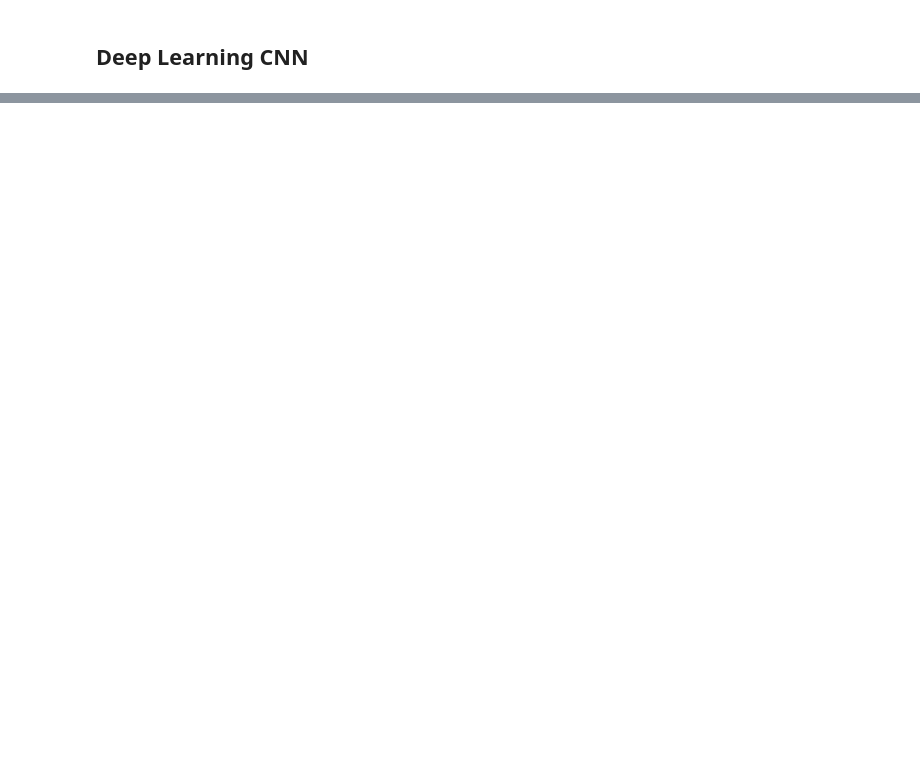
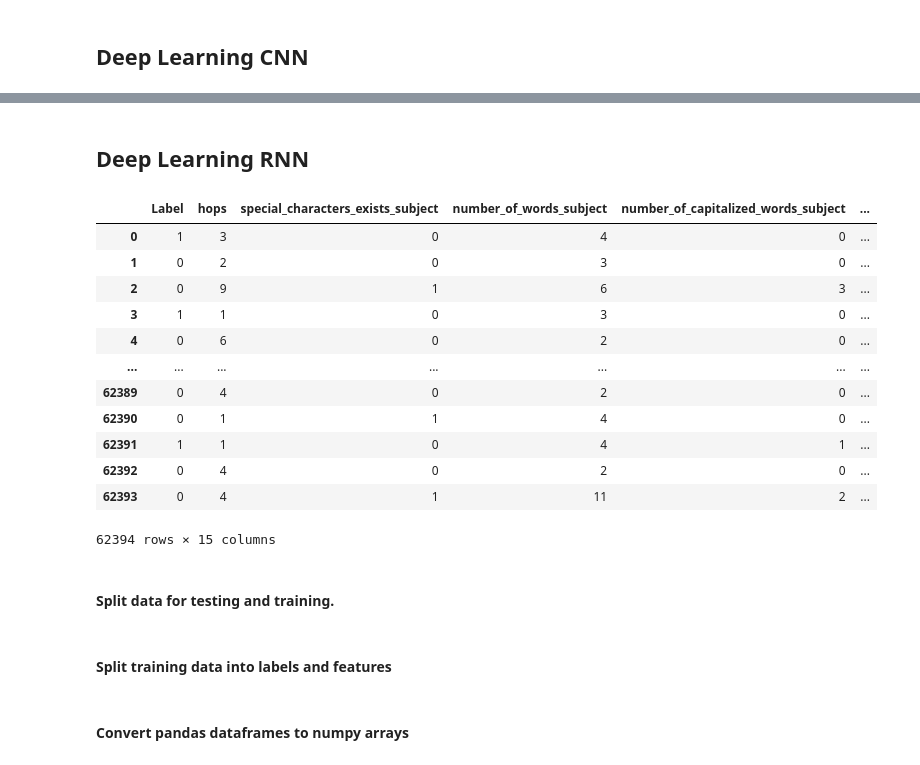
Before and after one commit to ParthavDesai/m.l._for_email_headers, a Jupyter notebook: notebooks/training_deep learning.ipynb, the cells around one changed output, grey strips where cells are left out. Cells and saved outputs as stored; diff of their text form; code cells hidden in the pictures; blank space fills up the shorter version.

```diff
--- a/notebooks/training_deep learning.ipynb
+++ b/notebooks/training_deep learning.ipynb
@@ -28,0 +32,22 @@ df
+# %% [markdown]
+## Deep Learning RNN
+# %%
+rnn_df = pd.read_csv("data_with_features.csv", dtype='unicode')
+rnn_df = rnn_df.drop(['Return-Path','Message-ID','From','Reply-To','To','Submitting Host','Subject','Date','X-Mailer','MIME-Version','Content-Type','X-Priority','X-MSMail-Priority','Status','Content-Length','Content-Transfer-Encoding','Lines'], axis = 1)
+rnn_df
+# %% [output]
+|  | Label | hops | special_characters_exists_subject | number_of_words_subject | number_of_capitalized_words_subject | ... |
+| 0 | 1 | 3 | 0 | 4 | 0 | ... |
+| 1 | 0 | 2 | 0 | 3 | 0 | ... |
+| 2 | 0 | 9 | 1 | 6 | 3 | ... |
+| 3 | 1 | 1 | 0 | 3 | 0 | ... |
+| 4 | 0 | 6 | 0 | 2 | 0 | ... |
+| ... | ... | ... | ... | ... | ... | ... |
+| 62389 | 0 | 4 | 0 | 2 | 0 | ... |
+| 62390 | 0 | 1 | 1 | 4 | 0 | ... |
+| 62391 | 1 | 1 | 0 | 4 | 1 | ... |
+| 62392 | 0 | 4 | 0 | 2 | 0 | ... |
+| 62393 | 0 | 4 | 1 | 11 | 2 | ... |
+62394 rows × 15 columns
+# %% [markdown]
+#### Split data for testing and training.
@@ -28,0 +58,2 @@ df
+# %% [markdown]
+#### Split training data into labels and features
@@ -28,0 +63,2 @@ df
+# %% [markdown]
+#### Convert pandas dataframes to numpy arrays
```
Also changed, not shown: parts of 13 cells of this notebook.
